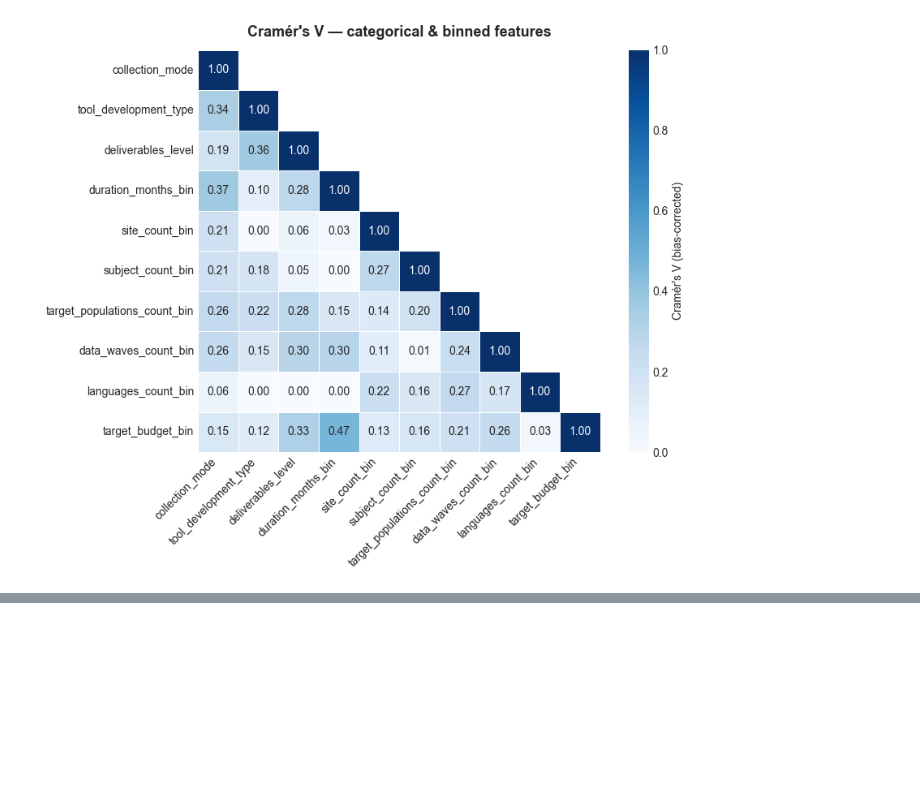
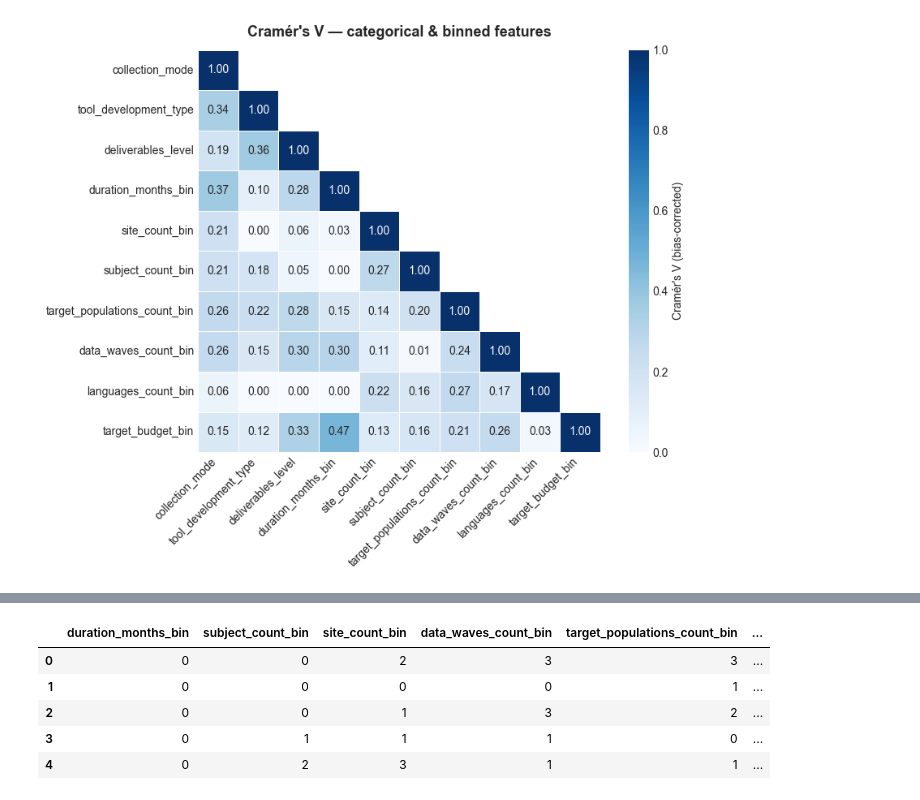
Before and after one commit to idowein/MOECSO, a Jupyter notebook: budget_estimation/Budget_estimation.ipynb, the cells around one changed output, grey strips where cells are left out. Drawn from its saved outputs; the diff is of its cells as text; code cells hidden in the pictures; blank space fills up the shorter version.

Commit message:
roadmap moved to monday. coding preprocessing

```diff
--- a/budget_estimation/Budget_estimation.ipynb
+++ b/budget_estimation/Budget_estimation.ipynb
@@ -1733,0 +1894,92 @@ for redundancy before finalizing the feature set.]
+# %%
+# ---------------------------------------------------------------
+# Step 1: re-bin the input features on df_scope (same bin edges as
+# before — only the underlying row set changed after scope reduction,
+# so counts per bin need to be recomputed, not the edges themselves)
+# ---------------------------------------------------------------
+input_binning_config = {
+    "duration_months": (
+        [-np.inf, 18, np.inf],
+        ["≤18 months", ">18 months"]
+    ),
+    "site_count": (
+        [-np.inf, 10, 50, np.inf],
+        ["1–10 sites", "11–50 sites", ">50 sites"]
+    ),
+    "subject_count": (
+        [-np.inf, 100, 500, 2000, np.inf],
+        ["≤100 subjects", "101–500 subjects", "501–2,000 subjects", ">2,000 subjects"]
+    ),
+    "target_populations_count": (
+        [-np.inf, 1, 2, np.inf],
+        ["1 population", "2 populations", "3+ populations"]
+    ),
+    "data_waves_count": (
+        [-np.inf, 1, 2, np.inf],
+        ["1 wave", "2 waves", "3+ waves"]
+    ),
+    "languages_count": (
+        [-np.inf, 1, 2, np.inf],
+        ["1 language", "2 languages", "3+ languages"]
+    ),
+}
+
+for feature, (edges, labels) in input_binning_config.items():
+    binned_col = f"{feature}_bin"
+
+    df_scope[binned_col] = pd.cut(df_scope[feature], bins=edges, labels=labels, right=True)
+    df_scope[binned_col] = df_scope[binned_col].cat.add_categories(["Not yet decided"])
+    df_scope[binned_col] = df_scope[binned_col].fillna("Not yet decided")
+    df_scope[binned_col] = df_scope[binned_col].cat.reorder_categories(
+        labels + ["Not yet decided"], ordered=True
+    )
+
+# ---------------------------------------------------------------
+# Step 2: build df_baseline — select the final feature set from the
+# Preprocessing table above, and encode each column
+# ---------------------------------------------------------------
+df_baseline = pd.DataFrame(index=df_scope.index)
+
+# --- Ordinal features (already ordered categoricals -> .cat.codes) ---
+ordinal_features = [
+    "duration_months_bin",
+    "subject_count_bin",
+    "site_count_bin",
+    "data_waves_count_bin",
+    "target_populations_count_bin",
+]
+for col in ordinal_features:
+    df_baseline[col] = df_scope[col].cat.codes
+
+# --- deliverables_level: TBD — currently encoded as ordinal to match
+# its "core feature" status, but this assumes its levels have a
+# natural order. Revisit once that's confirmed; if not ordinal,
+# switch this block to one-hot like collection_mode/tool_development_type below.
+df_baseline["deliverables_level"] = df_scope["deliverables_level"].astype("category").cat.codes
+
+# --- Nominal features (no natural order -> One-Hot) ---
+nominal_features = ["collection_mode", "tool_development_type"]
+df_baseline = pd.concat(
+    [df_baseline, pd.get_dummies(df_scope[nominal_features], prefix=nominal_features, drop_first=False)],
+    axis=1
+)
+
+# --- has_surveys: NOT included yet — disposition still pending
+# (see Preprocessing table: "TBD — exclude or fold into a composite
+# methodology score"). Add it here once that decision is made.
+
+# --- Target variable (kept separate from the feature matrix) ---
+y_baseline = df_scope["target_budget_bin"].cat.codes
+target_labels = df_scope["target_budget_bin"].cat.categories.tolist()
+
+# ---------------------------------------------------------------
+# Step 3: sanity checks
+# ---------------------------------------------------------------
+print(f"df_baseline shape: {df_baseline.shape}")
+print(f"Features: {list(df_baseline.columns)}")
+print(f"\nAny missing values left in df_baseline?\n{df_baseline.isna().sum()[df_baseline.isna().sum() > 0]}")
+print(f"\ny_baseline distribution:\n{y_baseline.value_counts(sort=False)}")
+print(f"target_labels (in class-code order): {target_labels}")
+
+df_baseline.head()
+# %% [output]
@@ -1733,0 +1998,6 @@ for redundancy before finalizing the feature set.]
+|  | duration_months_bin | subject_count_bin | site_count_bin | data_waves_count_bin | target_populations_count_bin | ... |
+| 0 | 0 | 0 | 2 | 3 | 3 | ... |
+| 1 | 0 | 0 | 0 | 0 | 1 | ... |
+| 2 | 0 | 0 | 1 | 3 | 2 | ... |
+| 3 | 0 | 1 | 1 | 1 | 0 | ... |
+| 4 | 0 | 2 | 3 | 1 | 1 | ... |
```
Also changed, not shown: parts of 24 cells of this notebook, 1 other file.
